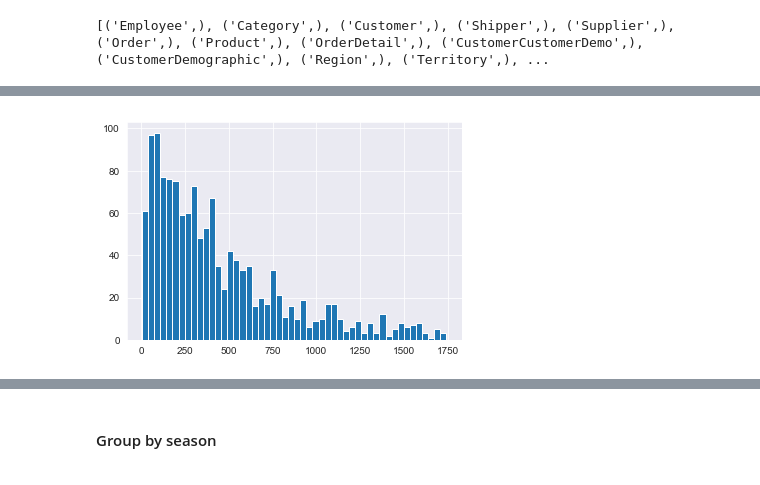
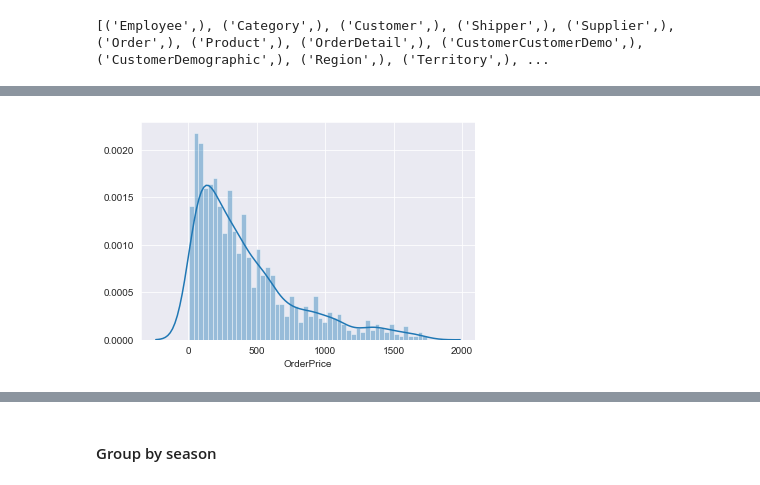
Before and after one commit to magnawhale/dsc-mod-3-project-online-ds-ft-051319, a Jupyter notebook: question_04.ipynb, the cells around one changed output, grey strips where cells are left out. Cells and saved outputs as stored; diff of their text form; code cells hidden in the pictures.

```diff
--- a/question_04.ipynb
+++ b/question_04.ipynb
@@ -226,9 +230,9 @@ df1 = df1.loc[df1.OrderPrice < 1750]
 df1 = df1.loc[df1['OrderDate'] < '2014-01']
 # %%
 # Look at the distribution of prices, just in case
-plt.hist(df1.OrderPrice, bins=50);
+sns.distplot(df1.OrderPrice, bins=50);
 # %% [output]
-[figure, old version]
+[figure, new version]
 # %%
 df2 = pd.DataFrame(df1.groupby(['OrderDate', 'CategoryName'], as_index=False).sum()
                    .sort_values(['CategoryName','OrderDate']).reset_index(drop=True))
```
Also changed, not shown: parts of 21 cells of this notebook, 4 other files.
